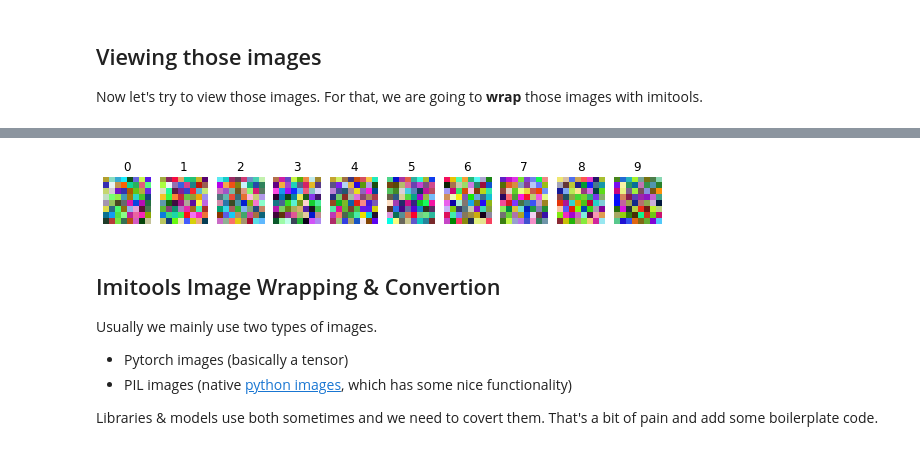
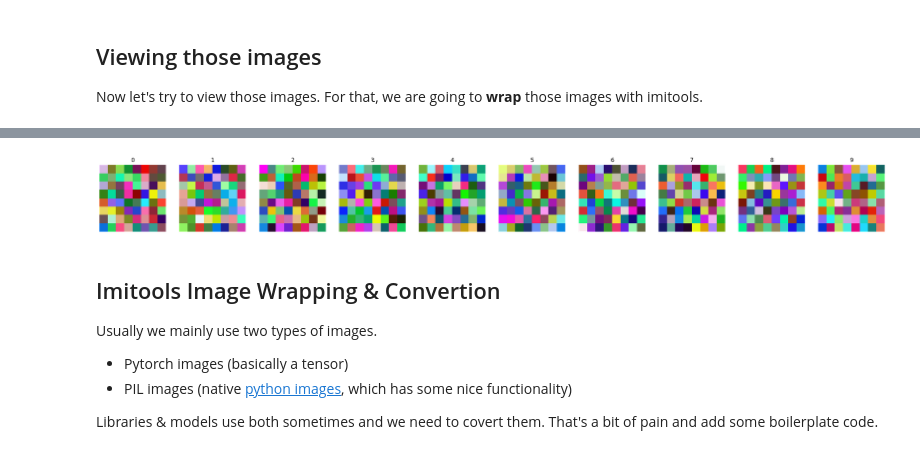
Before and after one commit to GDi4K/imitools, a Jupyter notebook: docs/tutorial.ipynb, the cells around one changed output, grey strips where cells are left out. Saved outputs shown, nothing was run; the diff lists cells and outputs as text; code cells hidden in the pictures.

```diff
--- a/docs/tutorial.ipynb
+++ b/docs/tutorial.ipynb
@@ -75,8 +75,8 @@ I.wrap(pt_images).show()
 # %%
 # you can change the columns and the scale of those as well.
-I.wrap(pt_images).show(cols=10, scale=1)
+I.wrap(pt_images).show(cols=10, scale=3)
 # %% [output]
-[figure, old version]
+[figure, new version]
 # %% [markdown]
 ## Imitools Image Wrapping & Convertion
 
```
Also changed, not shown: parts of 30 cells of this notebook.
